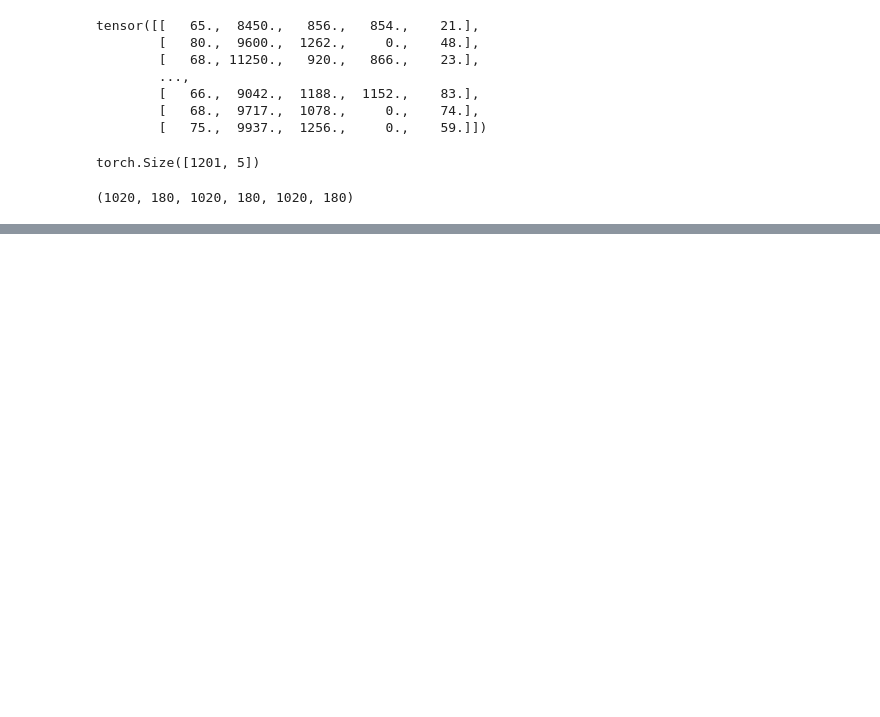
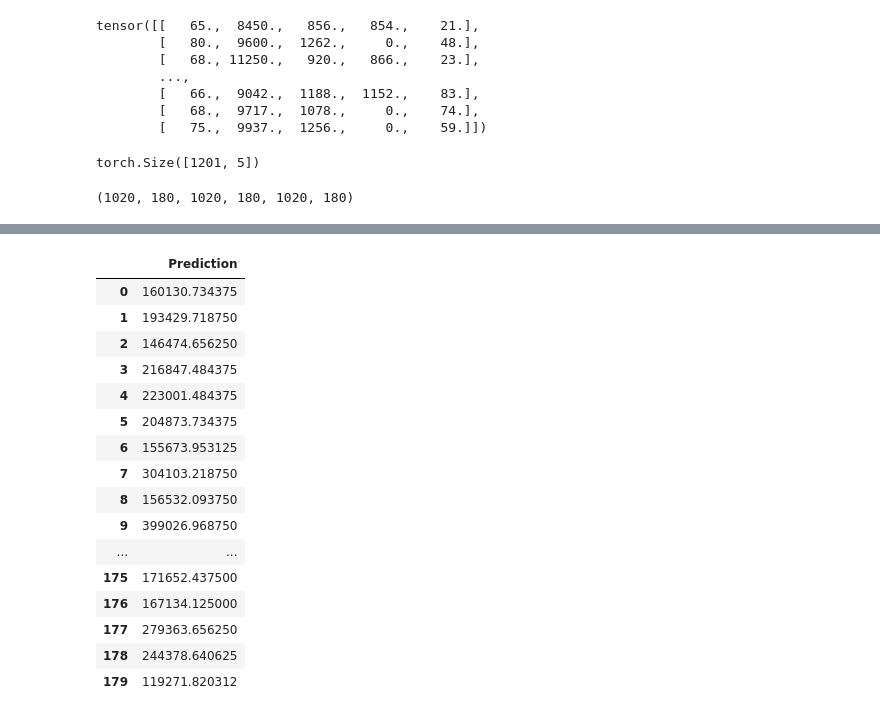
Before and after one commit to krishanwalia30/PyTorch-Practice, a Jupyter notebook: House Price Prediction Using Pytorch.ipynb, the cells around one changed output, grey strips where cells are left out. Drawn from its saved outputs; the diff is of its cells as text; code cells hidden in the pictures; blank space fills up the shorter version.

```diff
--- a/House Price Prediction Using Pytorch.ipynb
+++ b/House Price Prediction Using Pytorch.ipynb
@@ -465,0 +506,8 @@ for i in range(epochs):
+# %%
+# Validate teh test data
+y_pred = ""
+with torch.no_grad():
+    y_pred = model(test_categorical, test_cont)
+    loss = torch.sqrt(loss_function(y_pred,y_test))
+
+print(f"RMSE loss: {loss.item()}")
@@ -465,0 +518,22 @@ for i in range(epochs):
+# %%
+data_predicted = pd.DataFrame(y_pred.tolist(), columns=['Prediction'])
+# %%
+data_predicted
+# %% [output]
+|  | Prediction |
+| 0 | 160130.734375 |
+| 1 | 193429.718750 |
+| 2 | 146474.656250 |
+| 3 | 216847.484375 |
+| 4 | 223001.484375 |
+| 5 | 204873.734375 |
+| 6 | 155673.953125 |
+| 7 | 304103.218750 |
+| 8 | 156532.093750 |
+| 9 | 399026.968750 |
+| ... | ... |
+| 175 | 171652.437500 |
+| 176 | 167134.125000 |
+| 177 | 279363.656250 |
+| 178 | 244378.640625 |
+| 179 | 119271.820312 |
```
Also changed, not shown: parts of 12 cells of this notebook, 2 other files.
